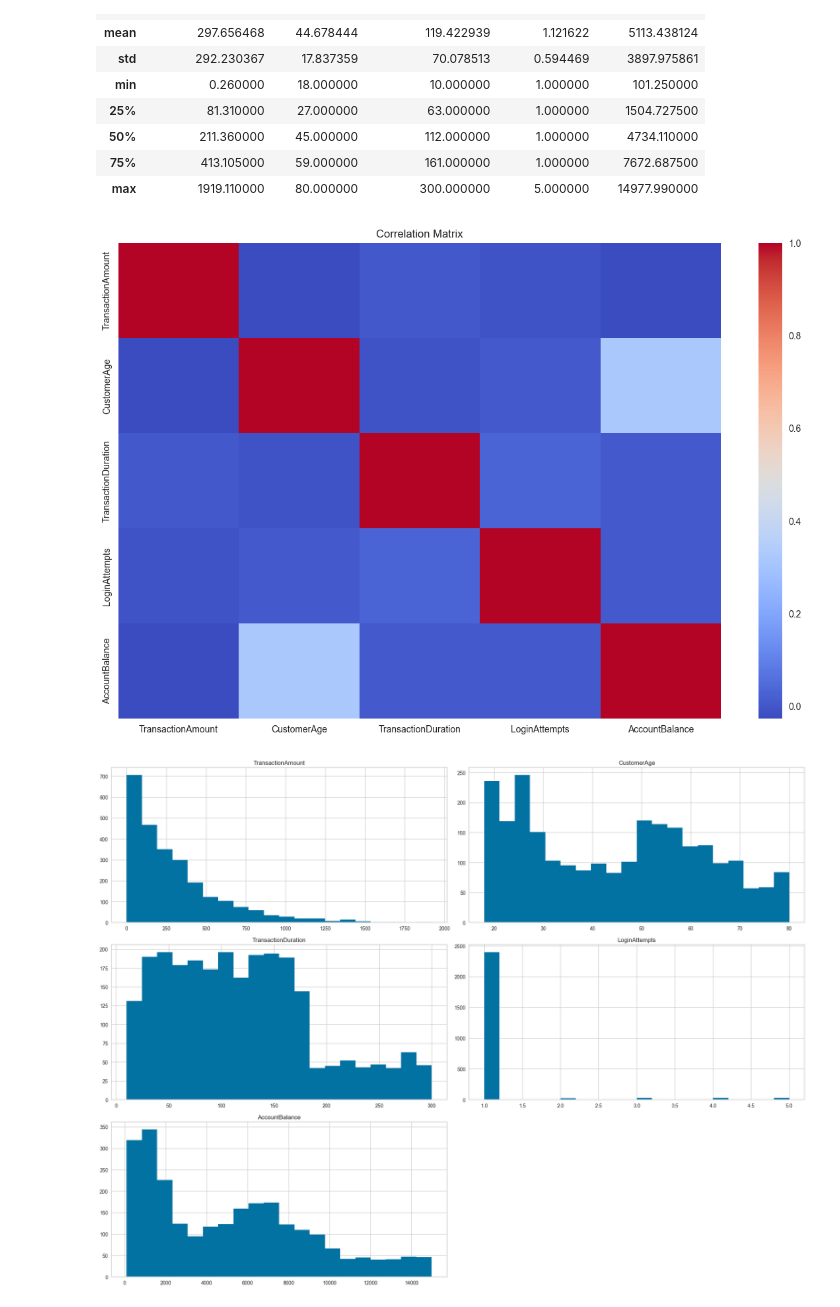
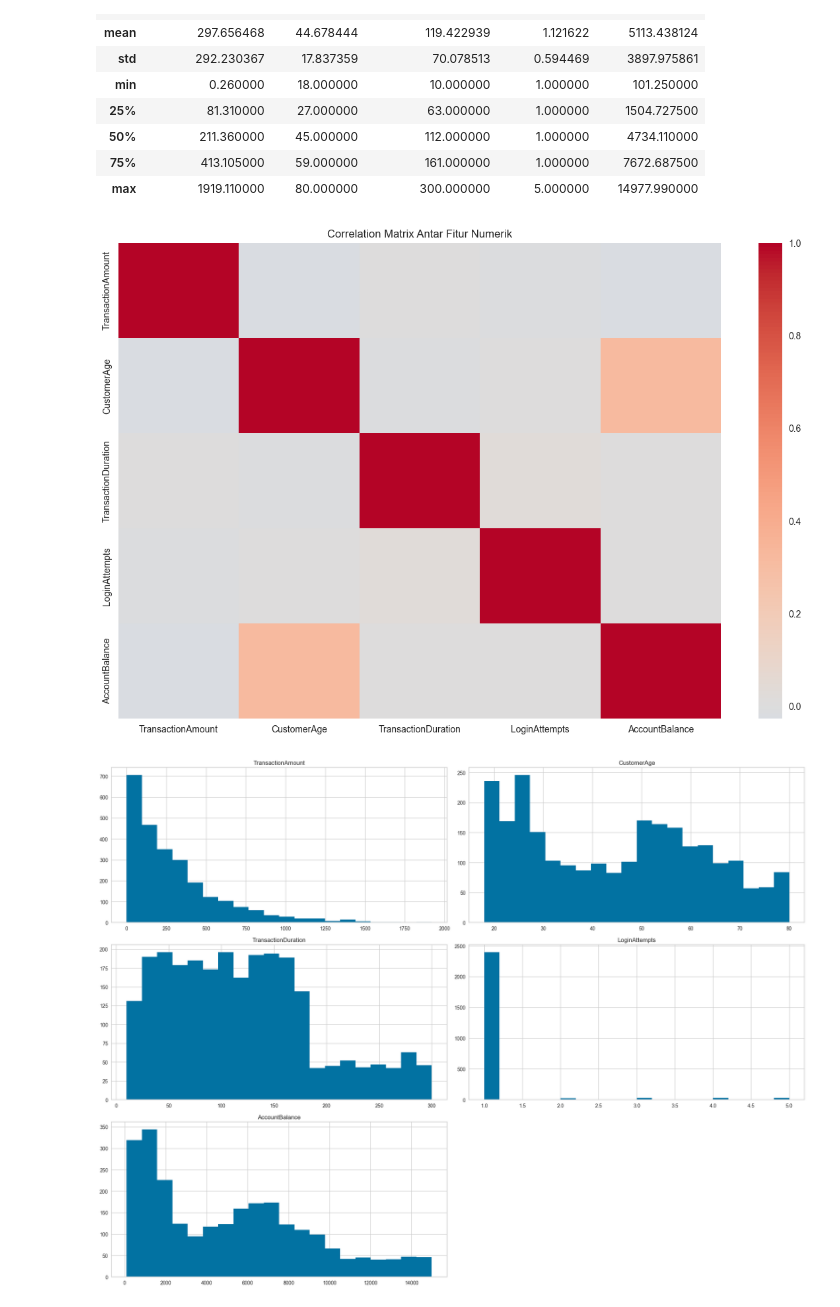
Before and after one commit to Saadashfaaq/dicoding-machine-learning-project, a Jupyter notebook: [Clustering]_Submission_Akhir_BMLP_Reynaldy_Sepitan.ipynb, the cells around one changed output. Saved outputs shown, nothing was run; the diff lists cells and outputs as text; code cells hidden in the pictures.

```diff
--- a/[Clustering]_Submission_Akhir_BMLP_Reynaldy_Sepitan.ipynb
+++ b/[Clustering]_Submission_Akhir_BMLP_Reynaldy_Sepitan.ipynb
@@ -13,8 +13,9 @@ from yellowbrick.cluster import KElbowVisualizer
 
 import joblib
 # %%
-# Load dataset
-df = pd.read_csv("bank_transactions_data_edited.csv")
+# Load data
+url = 'https://docs.google.com/spreadsheets/d/e/2PACX-1vTbg5WVW6W3c8SPNUGc3A3AL-AG32TPEQGpdzARfNICMsLFI0LQj0jporhsLCeVhkN5AoRsTkn08AYl/pub?output=csv'
+df = pd.read_csv(url)
 # %%
 # Tampilkan 5 baris pertama
 df.head()
@@ -62,12 +63,17 @@ df.describe()
 # %%
 # Korelasi antar fitur numerik
 plt.figure(figsize=(12, 8))
-sns.heatmap(df.corr(numeric_only=True), cmap="coolwarm")
-plt.title("Correlation Matrix")
+sns.heatmap(
+    df.corr(numeric_only=True),
+    cmap='coolwarm',
+    center=0,
+    annot=False
+)
+plt.title("Correlation Matrix Antar Fitur Numerik")
 plt.tight_layout()
 plt.show()
 # %% [output]
-[figure, old version]
+[figure, new version]
 # %%
 # Histogram untuk semua kolom numerik
 df.select_dtypes(include=['int64', 'float64']).hist(figsize=(20, 15), bins=20)
```
Also changed, not shown: parts of 15 cells of this notebook, 8 other files.
